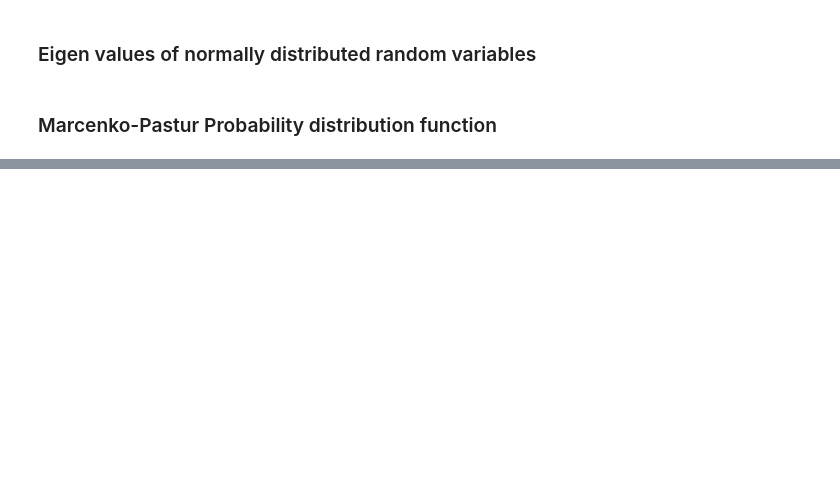
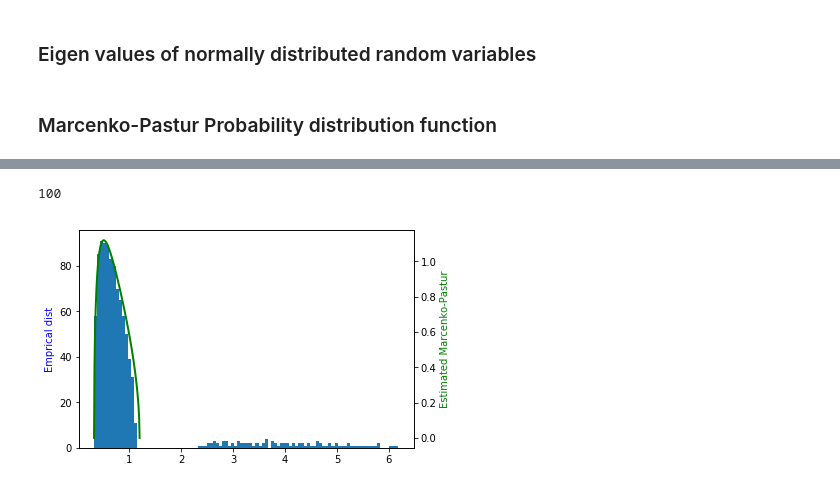
Before and after one commit to utopiangit/Financial, a Jupyter notebook: ml/Marcenko-Pastur.ipynb, the cells around one changed output, grey strips where cells are left out. Saved outputs shown, nothing was run; the diff lists cells and outputs as text; code cells hidden in the pictures; blank space fills up the shorter version.

```diff
--- a/ml/Marcenko-Pastur.ipynb
+++ b/ml/Marcenko-Pastur.ipynb
@@ -78,0 +83,44 @@ eVal10, eVec = getPCA(corr0)
+# %%
+alpha, nCols, nFact = 0.995, 1000, 100
+q = int(nCols / nFact)
+cov = np.cov(np.random.normal(size = (nCols * q, nCols)), rowvar=0)
+cov = alpha * cov + (1 - alpha) * getRndConv(nCols, nFact)
+corr0 = cov2corr(cov)
+eVal0, eVec = getPCA(corr0)
+# %%
+from scipy.optimize import minimize
+
+def errPDFs(var, eVal, q, bWidth, pts = 100):
+    pdf0 = mpPDF(var, q, pts)
+    pdf1 = fitKDE(eVal, bWidth,x = pdf0.index.values)
+    sse = np.sum((pdf1 - pdf0)**2)
+    return sse
+
+def findMaxEval(eVal, q, bWidth):
+    out = minimize(lambda *x: errPDFs(*x),
+                   0.5,
+                   args=(eVal, q, bWidth),
+                   bounds=((1E-5, 1-1E-5),))
+    if out['success']:
+        var = out['x'][0]
+    else:
+        var = 1
+    eMax = var * (1 + (1.0/q)**0.5)**2
+    return eMax, var
+# %%
+eMax0, var0 = findMaxEval(np.diag(eVal0), q, bWidth=0.01)
+nFacts0 = eVal0.shape[0] - np.diag(eVal0)[::-1].searchsorted(eMax0)
+# %%
+print(nFacts0)
+# %% [output]
+100
+# %%
+fig, ax1 = plt.subplots()
+ax2 = ax1.twinx()
+ax1.hist(np.diag(eVal0), bins=100, label = 'Emprical dist')
+ax2.plot(mpPDF(var0, q, pts=100), 'g', lw = 2., label = 'Estimated Marcenko-Pastur')
+ax1.set_ylabel('Emprical dist', color='b')
+ax2.set_ylabel('Estimated Marcenko-Pastur', color='g')
+plt.show()
+# %% [output]
+[figure, added]
```
Also changed, not shown: parts of 7 cells of this notebook, 1 other file.
